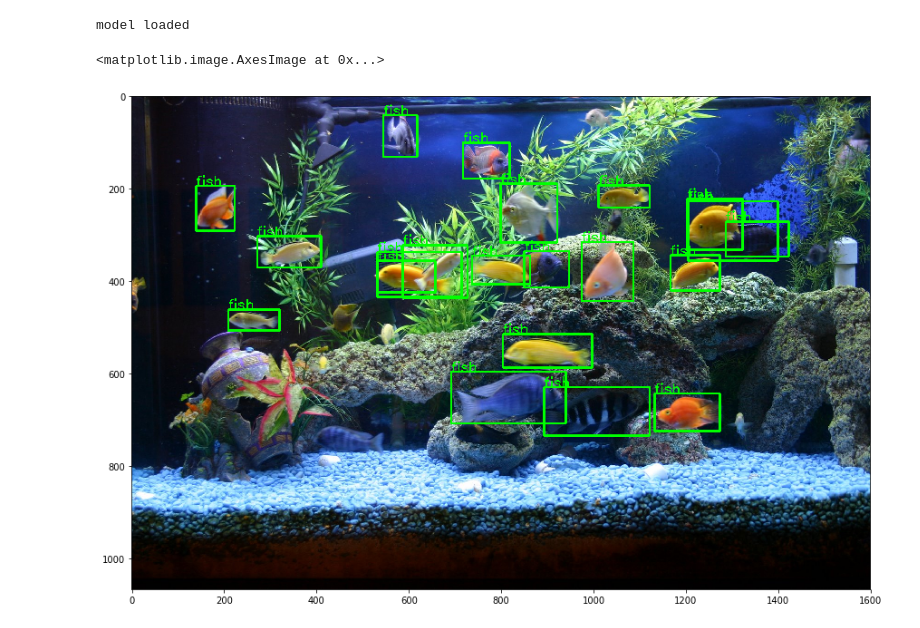
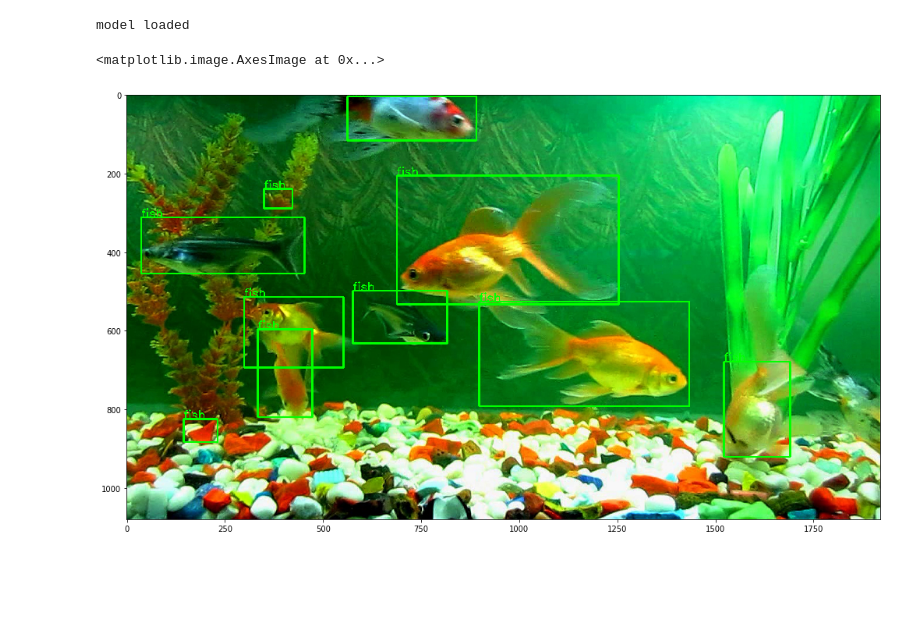
Before and after one commit to kwea123/fish_detection, a Jupyter notebook: inference.ipynb, the cells around one changed output. Drawn from its saved outputs; the diff is of its cells as text; code cells hidden in the pictures; blank space fills up the shorter version.

Commit message:
add test images

```diff
--- a/inference.ipynb
+++ b/inference.ipynb
@@ -57,17 +56,17 @@ class Object_Detector():
 
         return image_np
 # %%
-MODEL_PATH = 'fish_ssd_fpn_graph/frozen_inference_graph.pb'
-# MODEL_PATH = 'fish_detection_graph/frozen_inference_graph.pb'
+# MODEL_PATH = 'fish_ssd_fpn_graph/frozen_inference_graph.pb'
+MODEL_PATH = 'fish_inception_v2_graph/frozen_inference_graph.pb'
 object_detector = Object_Detector(MODEL_PATH)
 # %% [output]
 model loaded
 # %%
-img = cv2.imread('/home/ubuntu/workspace/models/research/object_detection/test_images/image8.jpg')
+img = cv2.imread('test_images/fish3.jpg')
 img = cv2.cvtColor(img, cv2.COLOR_BGR2RGB)
 img_ = object_detector.detect_image(img, score_thr=0.2)
 plt.figure(figsize=(20, 10))
 plt.imshow(img_)
 # %% [output]
 <matplotlib.image.AxesImage at 0x...>
-[figure, old version]
+[figure, new version]
```
Also changed, not shown: parts of 1 cell of this notebook, 3 other files.
